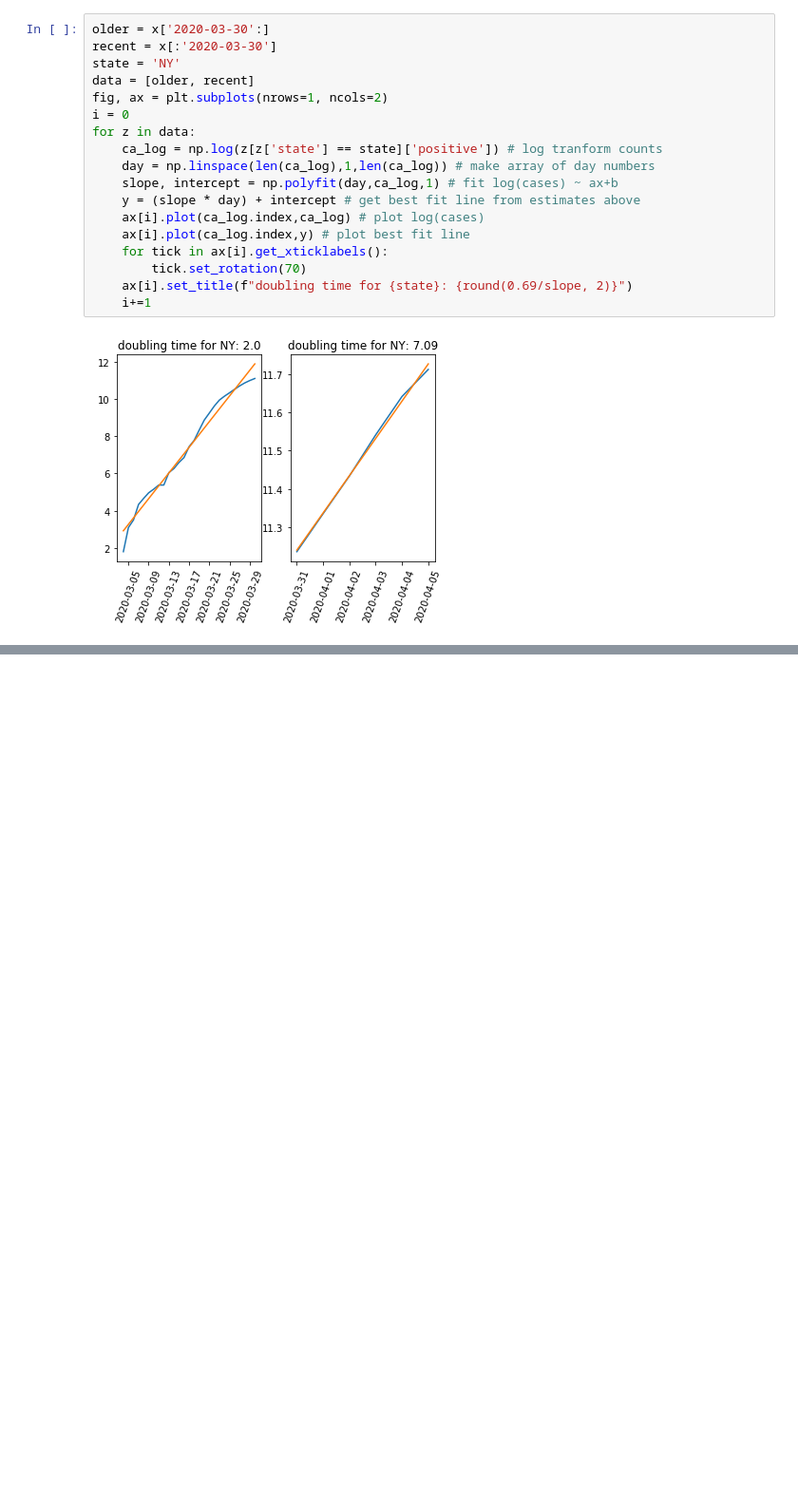
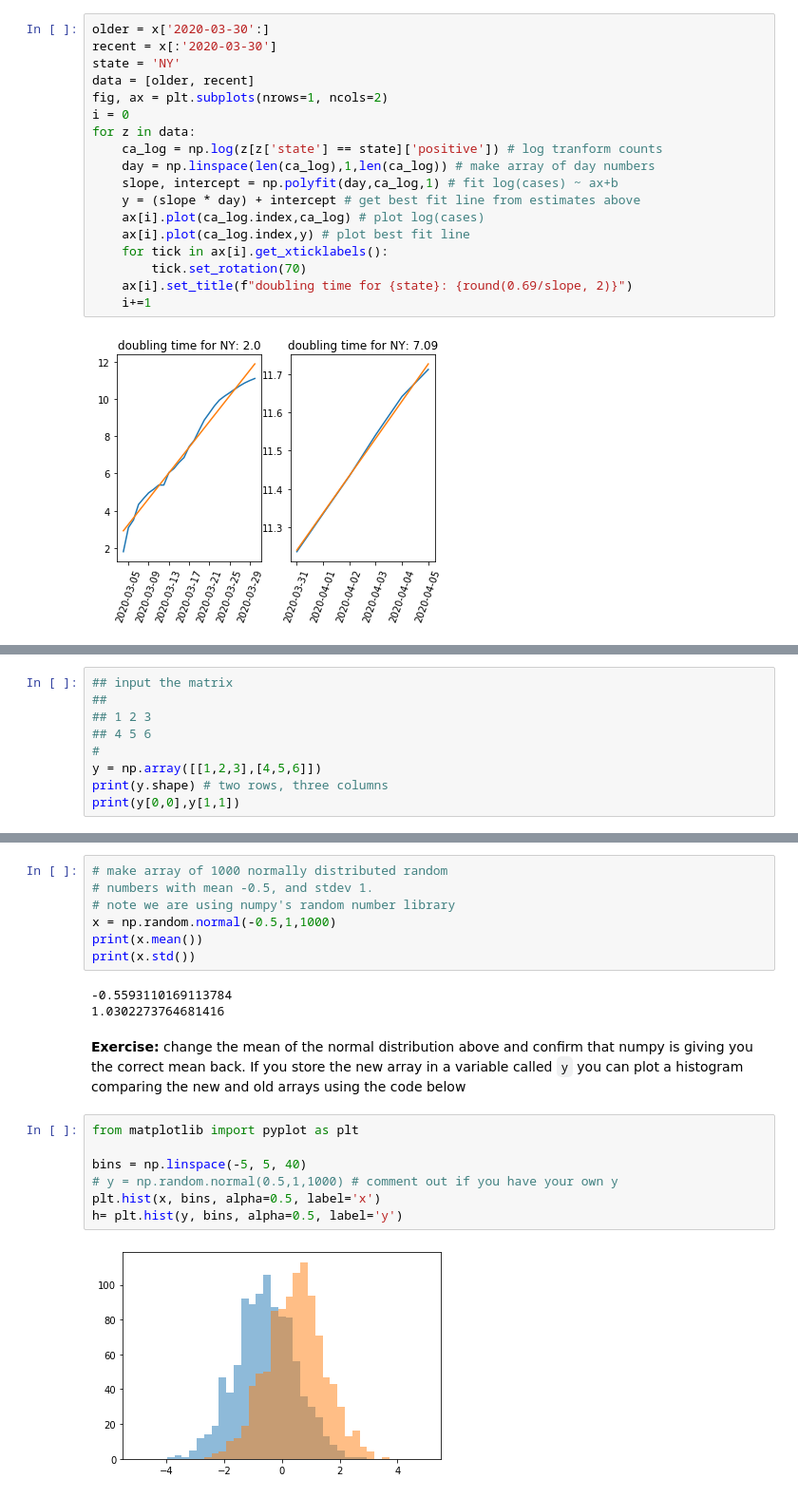
Before and after one commit to andrewkern/bio399, a Jupyter notebook: week2.ipynb, the cells around one changed output, grey strips where cells are left out. Shown at 95% size. Drawn from its saved outputs; the diff is of its cells as text; blank space fills up the shorter version.

Commit message:
added matplotlib to week2

```diff
--- a/week2.ipynb
+++ b/week2.ipynb
@@ -252,0 +278,9 @@ for z in data:
+# %%
+## input the matrix
+##
+## 1 2 3
+## 4 5 6
+#
+y = np.array([[1,2,3],[4,5,6]])
+print(y.shape) # two rows, three columns
+print(y[0,0],y[1,1])
@@ -252,0 +351,21 @@ for z in data:
+# %%
+# make array of 1000 normally distributed random
+# numbers with mean -0.5, and stdev 1.
+# note we are using numpy's random number library
+x = np.random.normal(-0.5,1,1000)
+print(x.mean())
+print(x.std())
+# %% [output]
+-0.5593110169113784
+1.0302273764681416
+# %% [markdown]
+**Exercise:** change the mean of the normal distribution above and confirm that numpy is giving you the correct mean back. If you store the new array in a variable called `y` you can plot a histogram comparing the new and old arrays using the code below
+# %%
+from matplotlib import pyplot as plt
+
+bins = np.linspace(-5, 5, 40)
+# y = np.random.normal(0.5,1,1000) # comment out if you have your own y
+plt.hist(x, bins, alpha=0.5, label='x')
+h= plt.hist(y, bins, alpha=0.5, label='y')
+# %% [output]
+[figure, added]
```
Also changed, not shown: parts of 40 cells of this notebook.
